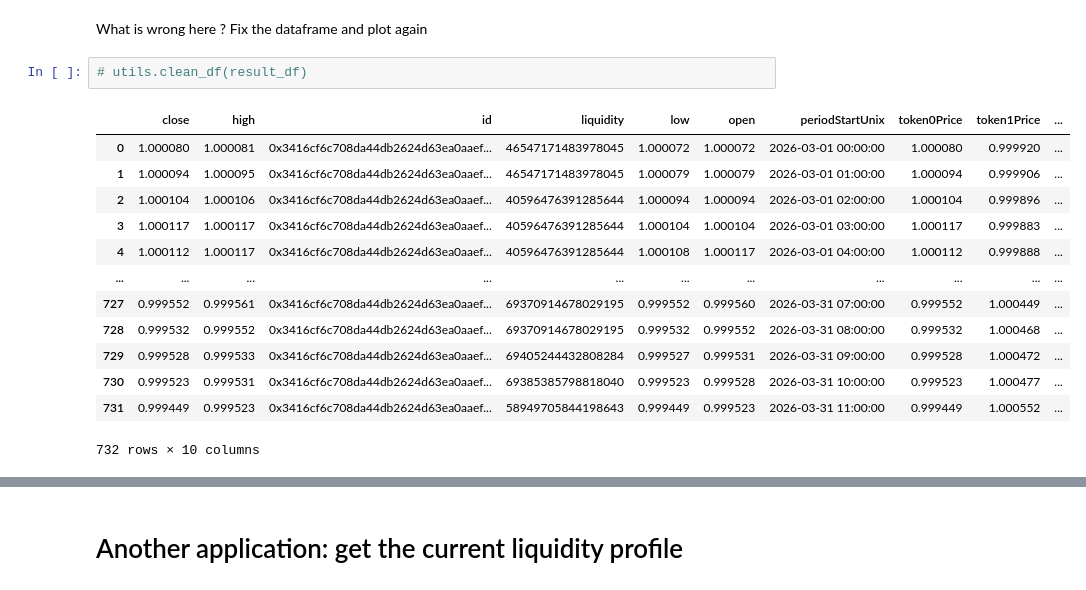
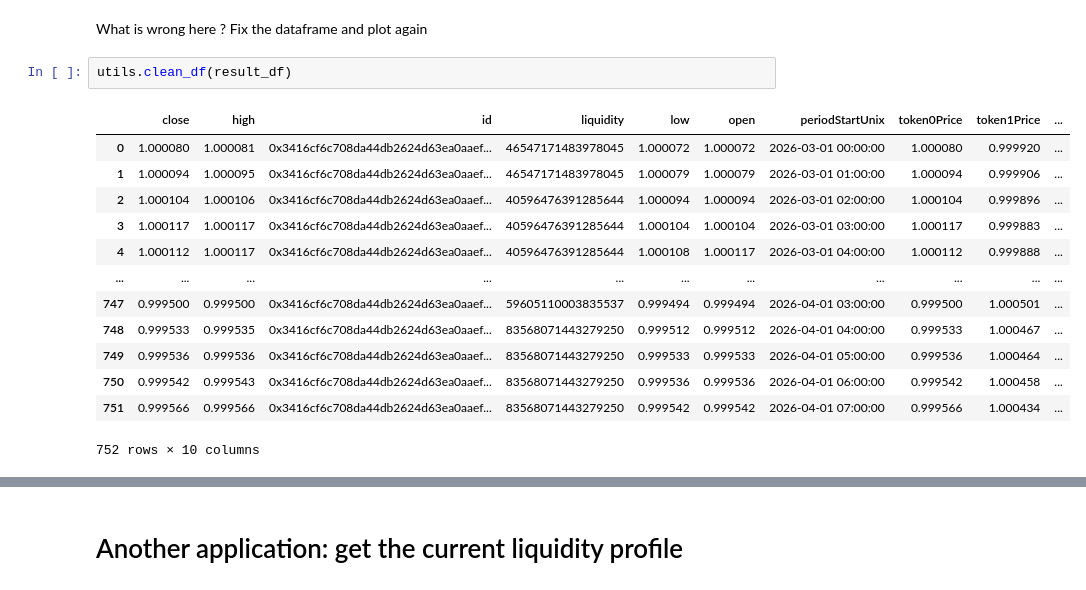
Before and after one commit to MSCA-DN-Digital-Finance/onchain-data_practical-session, a Jupyter notebook: First-subgraph.ipynb, the cells around one changed output, grey strips where cells are left out. Cells and saved outputs as stored; diff of their text form.

```diff
--- a/First-subgraph.ipynb
+++ b/First-subgraph.ipynb
@@ -434,21 +437,21 @@ plt.plot(result_df["periodStartUnix"], result_df["token0Price"])
 # %% [markdown]
 What is wrong here ? Fix the dataframe and plot again
 # %%
-# utils.clean_df(result_df)
+utils.clean_df(result_df)
 # %% [output]
 |  | close | high | id | liquidity | low | open | periodStartUnix | token0Price | token1Price | ... |
 | 0 | 1.000080 | 1.000081 | 0x3416cf6c708da44db2624d63ea0aaef... | 46547171483978045 | 1.000072 | 1.000072 | 2026-03-01 00:00:00 | 1.000080 | 0.999920 | ... |
 | 1 | 1.000094 | 1.000095 | 0x3416cf6c708da44db2624d63ea0aaef... | 46547171483978045 | 1.000079 | 1.000079 | 2026-03-01 01:00:00 | 1.000094 | 0.999906 | ... |
 | 2 | 1.000104 | 1.000106 | 0x3416cf6c708da44db2624d63ea0aaef... | 40596476391285644 | 1.000094 | 1.000094 | 2026-03-01 02:00:00 | 1.000104 | 0.999896 | ... |
 | 3 | 1.000117 | 1.000117 | 0x3416cf6c708da44db2624d63ea0aaef... | 40596476391285644 | 1.000104 | 1.000104 | 2026-03-01 03:00:00 | 1.000117 | 0.999883 | ... |
 | 4 | 1.000112 | 1.000117 | 0x3416cf6c708da44db2624d63ea0aaef... | 40596476391285644 | 1.000108 | 1.000117 | 2026-03-01 04:00:00 | 1.000112 | 0.999888 | ... |
 | ... | ... | ... | ... | ... | ... | ... | ... | ... | ... | ... |
-| 727 | 0.999552 | 0.999561 | 0x3416cf6c708da44db2624d63ea0aaef... | 69370914678029195 | 0.999552 | 0.999560 | 2026-03-31 07:00:00 | 0.999552 | 1.000449 | ... |
-| 728 | 0.999532 | 0.999552 | 0x3416cf6c708da44db2624d63ea0aaef... | 69370914678029195 | 0.999532 | 0.999552 | 2026-03-31 08:00:00 | 0.999532 | 1.000468 | ... |
-| 729 | 0.999528 | 0.999533 | 0x3416cf6c708da44db2624d63ea0aaef... | 69405244432808284 | 0.999527 | 0.999531 | 2026-03-31 09:00:00 | 0.999528 | 1.000472 | ... |
-| 730 | 0.999523 | 0.999531 | 0x3416cf6c708da44db2624d63ea0aaef... | 69385385798818040 | 0.999523 | 0.999528 | 2026-03-31 10:00:00 | 0.999523 | 1.000477 | ... |
-| 731 | 0.999449 | 0.999523 | 0x3416cf6c708da44db2624d63ea0aaef... | 58949705844198643 | 0.999449 | 0.999523 | 2026-03-31 11:00:00 | 0.999449 | 1.000552 | ... |
+| 747 | 0.999500 | 0.999500 | 0x3416cf6c708da44db2624d63ea0aaef... | 59605110003835537 | 0.999494 | 0.999494 | 2026-04-01 03:00:00 | 0.999500 | 1.000501 | ... |
+| 748 | 0.999533 | 0.999535 | 0x3416cf6c708da44db2624d63ea0aaef... | 83568071443279250 | 0.999512 | 0.999512 | 2026-04-01 04:00:00 | 0.999533 | 1.000467 | ... |
+| 749 | 0.999536 | 0.999536 | 0x3416cf6c708da44db2624d63ea0aaef... | 83568071443279250 | 0.999533 | 0.999533 | 2026-04-01 05:00:00 | 0.999536 | 1.000464 | ... |
+| 750 | 0.999542 | 0.999543 | 0x3416cf6c708da44db2624d63ea0aaef... | 83568071443279250 | 0.999536 | 0.999536 | 2026-04-01 06:00:00 | 0.999542 | 1.000458 | ... |
+| 751 | 0.999566 | 0.999566 | 0x3416cf6c708da44db2624d63ea0aaef... | 83568071443279250 | 0.999542 | 0.999542 | 2026-04-01 07:00:00 | 0.999566 | 1.000434 | ... |
-732 rows × 10 columns
+752 rows × 10 columns
 # %%
 plt.figure(figsize=(12, 6))
 plt.plot(result_df["periodStartUnix"], result_df["token0Price"])
```
Also changed, not shown: parts of 38 cells of this notebook.
